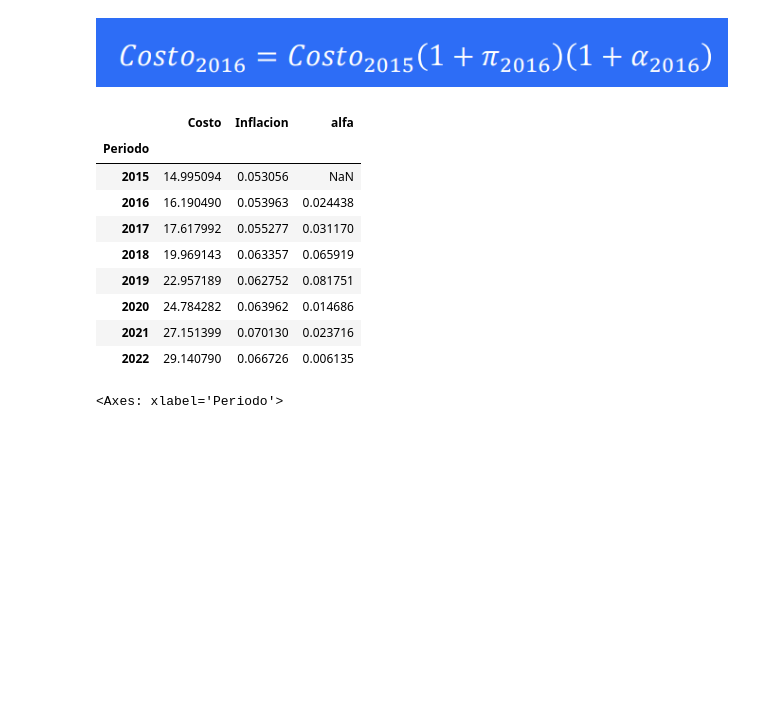
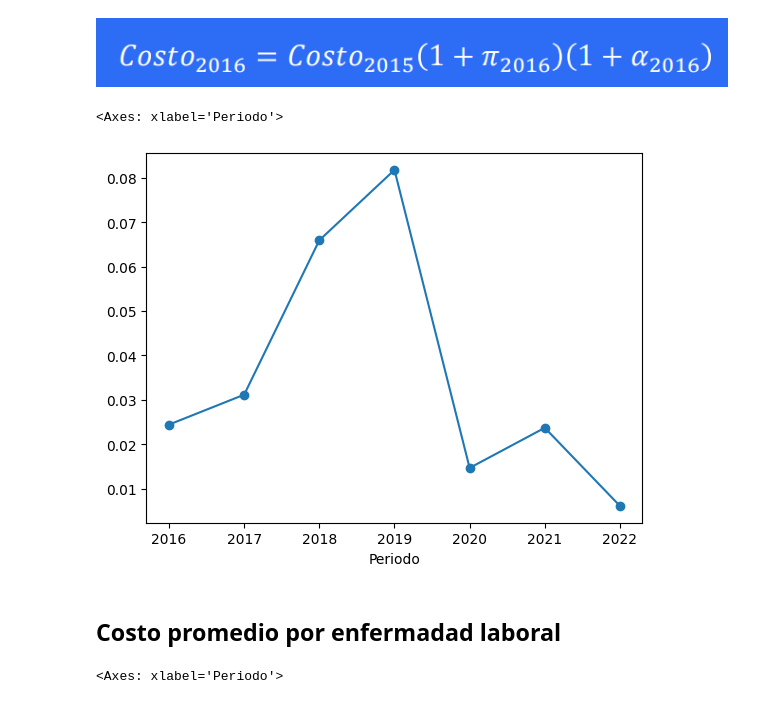
Before and after one commit to dgilrua/pasantia_sura, a Jupyter notebook: día_1.ipynb, the cells around one changed output. Drawn from its saved outputs; the diff is of its cells as text; code cells hidden in the pictures; blank space fills up the shorter version.

```diff
--- a/día_1.ipynb
+++ b/día_1.ipynb
@@ -47,23 +47,15 @@ alfa_at["alfa"]=0
 # %%
 #Cálculo de alfa
 costo = alfa_at.Costo.values
 inflacion_at = alfa_at.Inflacion.values
 alfatemp = []
 
 for i in range(len(costo)-1):
     alfatemp.append(costo[i+1]/(costo[i]*(1+inflacion_at[i+1])) - 1)
 alfa_at["alfa"][1:8] = alfatemp
 alfa_at["alfa"][0:1] = np.NaN
 
-alfa_at
+alfa_at["alfa"].plot(kind='line', marker='o')
 # %% [output]
-|  | Costo | Inflacion | alfa |
-| Periodo |  |  |  |
-| 2015 | 14.995094 | 0.053056 | NaN |
-| 2016 | 16.190490 | 0.053963 | 0.024438 |
-| 2017 | 17.617992 | 0.055277 | 0.031170 |
-| 2018 | 19.969143 | 0.063357 | 0.065919 |
-| 2019 | 22.957189 | 0.062752 | 0.081751 |
-| 2020 | 24.784282 | 0.063962 | 0.014686 |
-| 2021 | 27.151399 | 0.070130 | 0.023716 |
-| 2022 | 29.140790 | 0.066726 | 0.006135 |
+<Axes: xlabel='Periodo'>
+[figure, added]
@@ -70,3 +64,5 @@ alfa_at
+# %% [markdown]
+## Costo promedio por enfermadad laboral
 # %%
 alfa_el = pd.DataFrame({
     'Costo': siniestros_el.values.flatten(),  # Asegurarse de que sea un arreglo 1D
```
Also changed, not shown: parts of 4 cells of this notebook.
